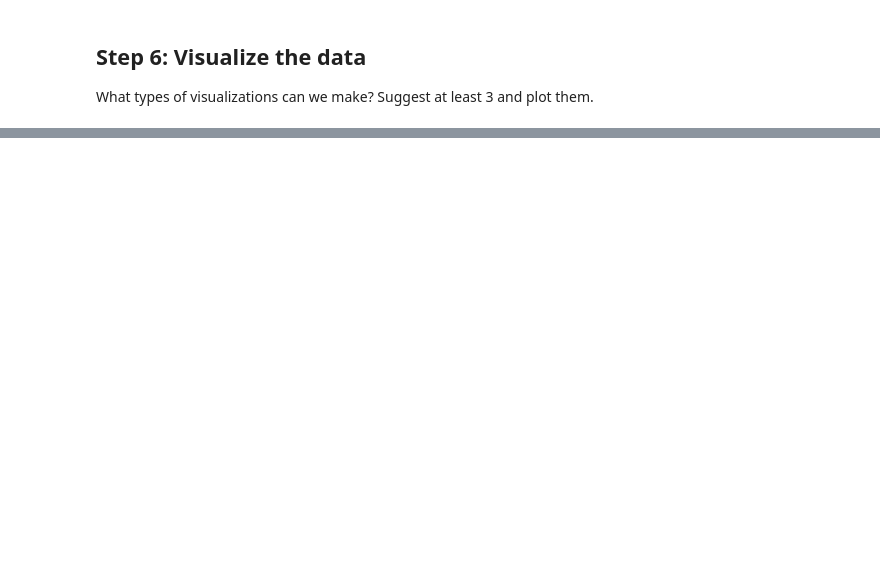
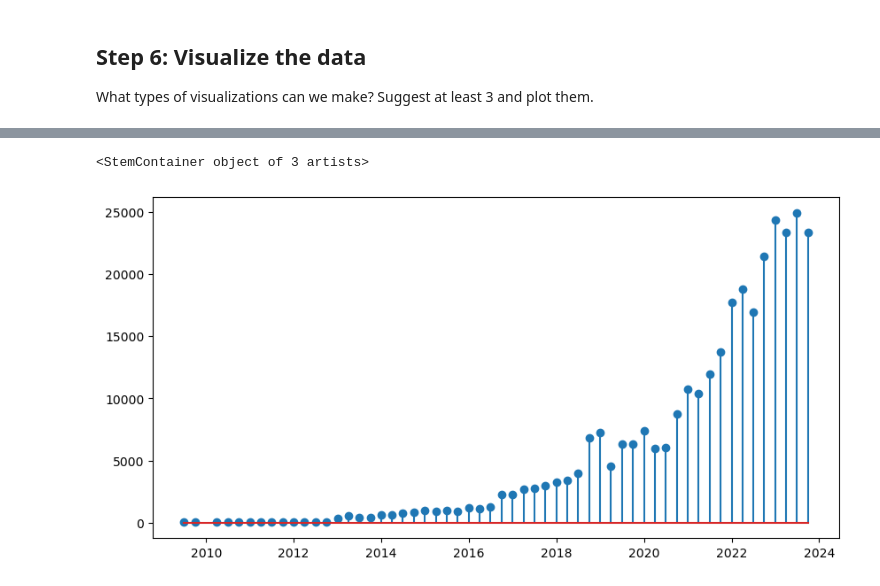
Before and after one commit to steven10015/Web_scrapping_1, a Jupyter notebook: src/problems.ipynb, the cells around one changed output, grey strips where cells are left out. Saved outputs shown, nothing was run; the diff lists cells and outputs as text; code cells hidden in the pictures; blank space fills up the shorter version.

```diff
--- a/src/problems.ipynb
+++ b/src/problems.ipynb
@@ -55,0 +178,9 @@ What types of visualizations can we make? Suggest at least 3 and plot them.
+# %%
+# TODO
+
+fig, ax = plt.subplots(figsize = (10,5))
+
+ax.stem(tesla_rev_df['Date'], tesla_rev_df['Revenue'])
+# %% [output]
+<StemContainer object of 3 artists>
+[figure, added]
```
Also changed, not shown: parts of 23 cells of this notebook, 2 other files.
